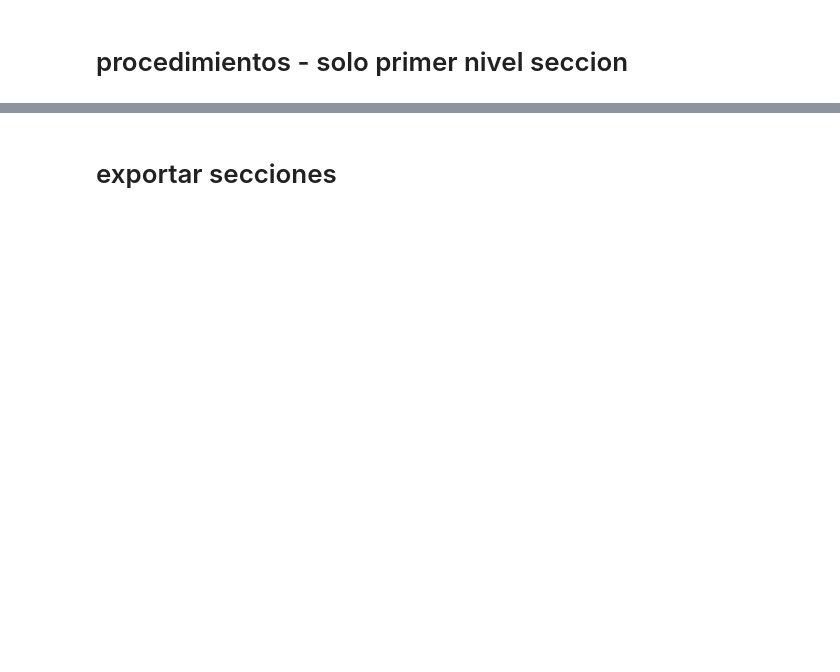
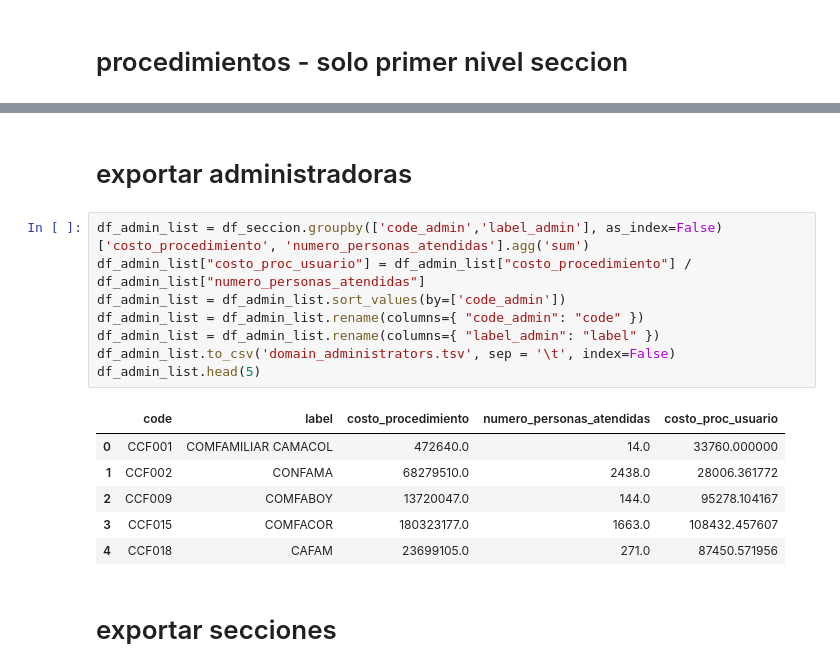
Before and after one commit to dersteppenwolf/isis4822_final_project, a Jupyter notebook: etl/costos_admin_prest_proc.ipynb, the cells around one changed output, grey strips where cells are left out. Drawn from its saved outputs; the diff is of its cells as text; blank space fills up the shorter version.

```diff
--- a/etl/costos_admin_prest_proc.ipynb
+++ b/etl/costos_admin_prest_proc.ipynb
@@ -310,3 +365,20 @@ df_seccion_codes.to_csv('costos_admin_prest_seccionproc_depurado_codes.tsv', sep
+# %% [markdown]
+# exportar administradoras
+# %%
+df_admin_list = df_seccion.groupby(['code_admin','label_admin'], as_index=False)['costo_procedimiento', 'numero_personas_atendidas'].agg('sum')
+df_admin_list["costo_proc_usuario"] = df_admin_list["costo_procedimiento"] / df_admin_list["numero_personas_atendidas"]
+df_admin_list = df_admin_list.sort_values(by=['code_admin'])
+df_admin_list = df_admin_list.rename(columns={ "code_admin": "code" })
+df_admin_list = df_admin_list.rename(columns={ "label_admin": "label" })
+df_admin_list.to_csv('domain_administrators.tsv', sep = '\t', index=False)
+df_admin_list.head(5)
+# %% [output]
+|  | code | label | costo_procedimiento | numero_personas_atendidas | costo_proc_usuario |
+| 0 | CCF001 | COMFAMILIAR CAMACOL | 472640.0 | 14.0 | 33760.000000 |
+| 1 | CCF002 | CONFAMA | 68279510.0 | 2438.0 | 28006.361772 |
+| 2 | CCF009 | COMFABOY | 13720047.0 | 144.0 | 95278.104167 |
+| 3 | CCF015 | COMFACOR | 180323177.0 | 1663.0 | 108432.457607 |
+| 4 | CCF018 | CAFAM | 23699105.0 | 271.0 | 87450.571956 |
 # %% [markdown]
 # exportar secciones
 # %%
```
Also changed, not shown: parts of 18 cells of this notebook, 7 other files.
